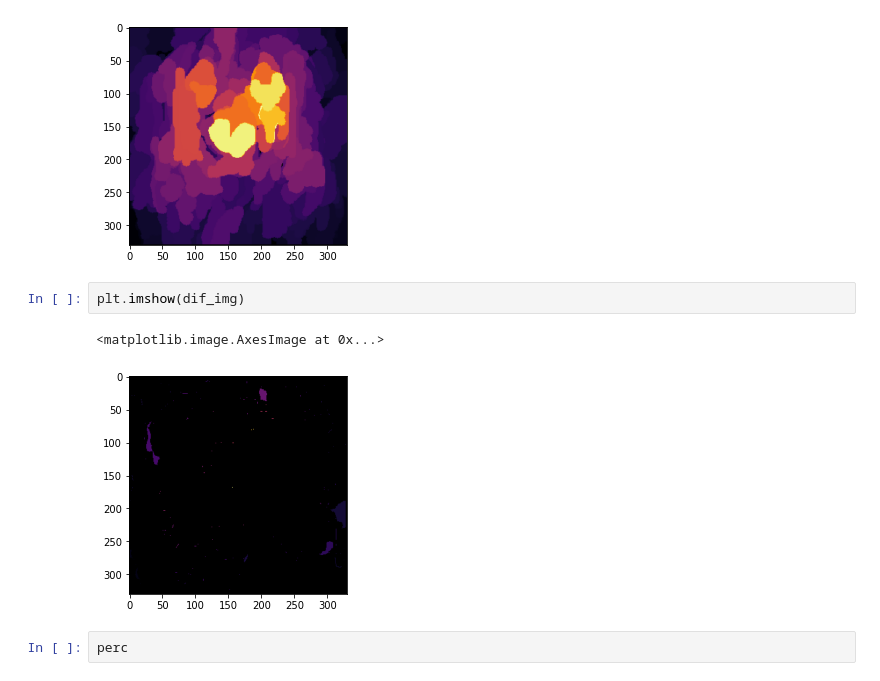
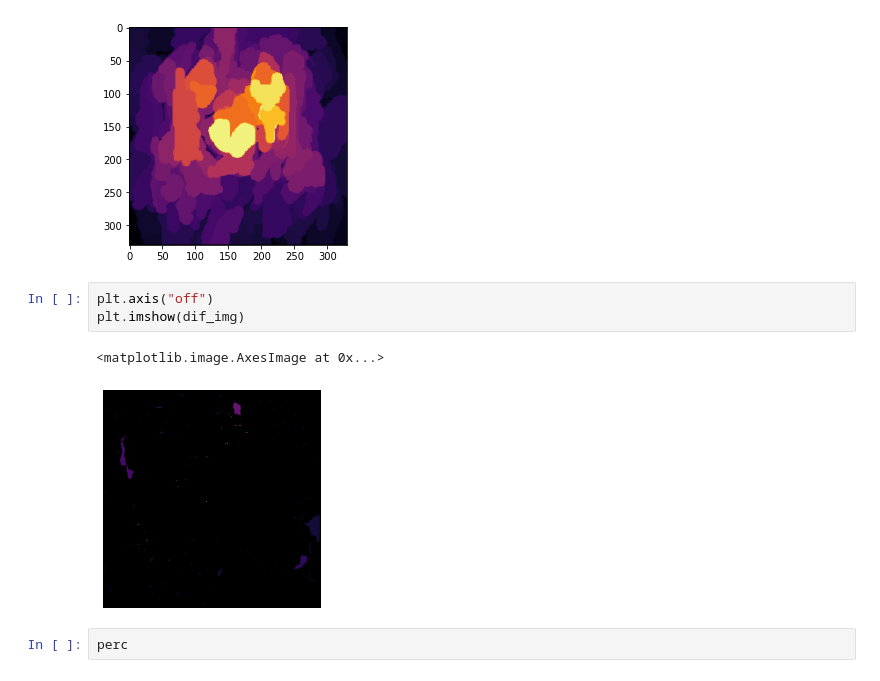
Before and after one commit to CMU-Vis-2021/Insightful-Saliency-Maps, a Jupyter notebook: AvgImg.ipynb, the cells around one changed output. Drawn from its saved outputs; the diff is of its cells as text.

```diff
--- a/AvgImg.ipynb
+++ b/AvgImg.ipynb
@@ -391,10 +391,11 @@ plt.imshow(tiger)
 <matplotlib.image.AxesImage at 0x...>
 [figure]
 # %%
+plt.axis("off")
 plt.imshow(dif_img)
 # %% [output]
 <matplotlib.image.AxesImage at 0x...>
-[figure, old version]
+[figure, new version]
 # %%
 perc
 # %% [output]
```
Also changed, not shown: 4 other files.
